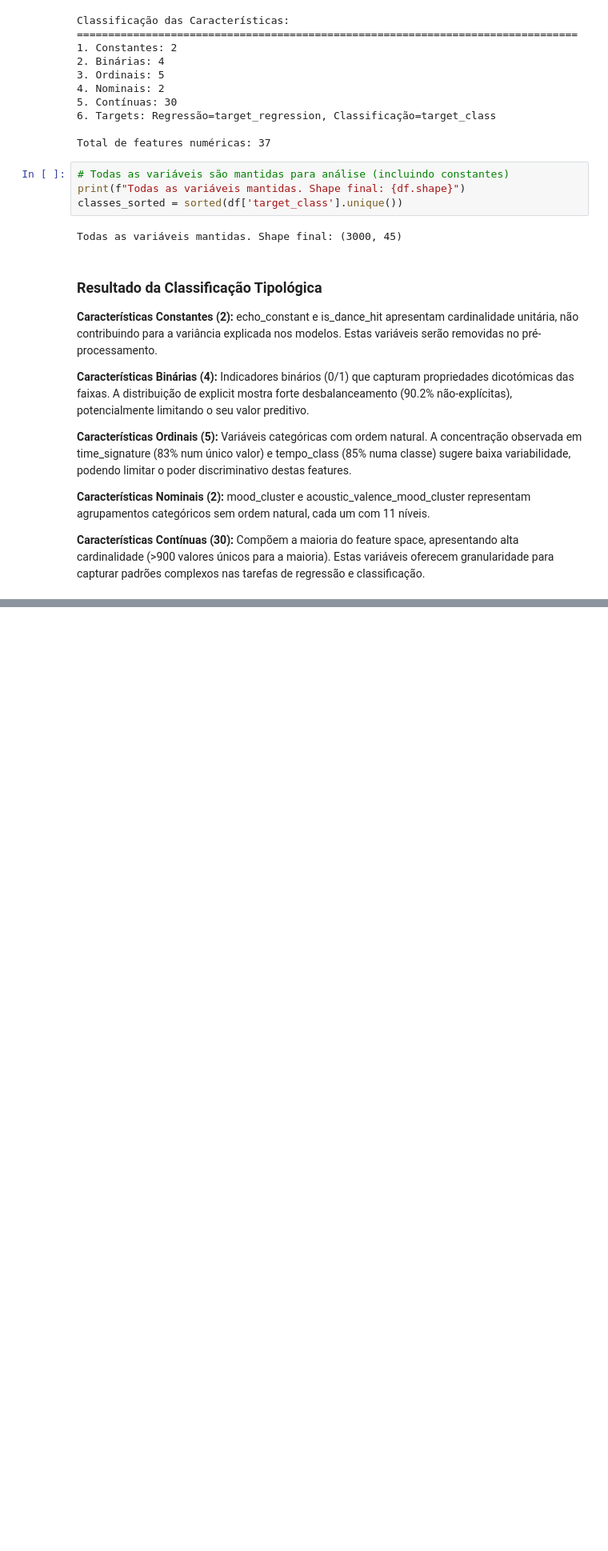
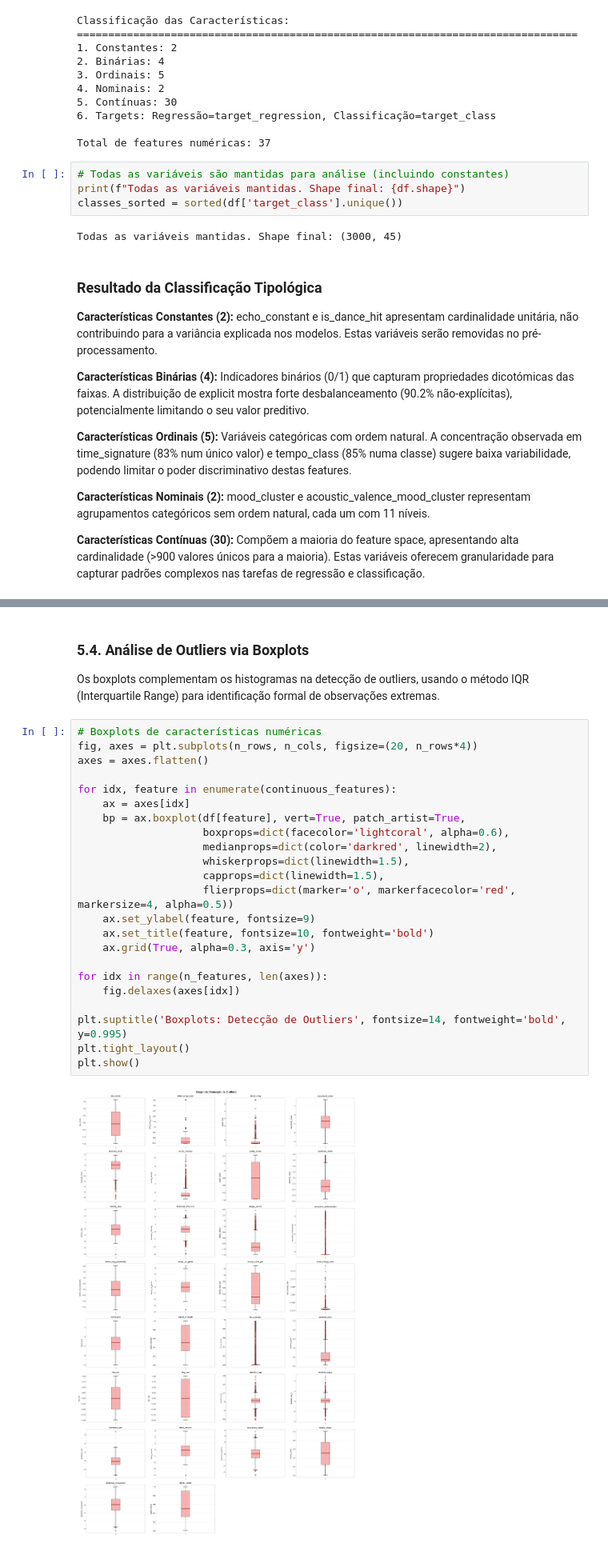
Before and after one commit to tiagogama23/GRUPO_3_APRAU, a Jupyter notebook: Notebook/1-analise_exploratoria.ipynb, the cells around one changed output, grey strips where cells are left out. Shown at 80% size. Saved outputs shown, nothing was run; the diff lists cells and outputs as text; blank space fills up the shorter version.

```diff
--- a/Notebook/1-analise_exploratoria.ipynb
+++ b/Notebook/1-analise_exploratoria.ipynb
@@ -213,0 +488,29 @@ Todas as variáveis mantidas. Shape final: (3000, 45)
+# %% [markdown]
+### 5.4. Análise de Outliers via Boxplots
+
+Os boxplots complementam os histogramas na detecção de outliers, usando o método IQR (Interquartile Range) para identificação formal de observações extremas.
+# %%
+# Boxplots de características numéricas
+fig, axes = plt.subplots(n_rows, n_cols, figsize=(20, n_rows*4))
+axes = axes.flatten()
+
+for idx, feature in enumerate(continuous_features):
+    ax = axes[idx]
+    bp = ax.boxplot(df[feature], vert=True, patch_artist=True,
+                    boxprops=dict(facecolor='lightcoral', alpha=0.6),
+                    medianprops=dict(color='darkred', linewidth=2),
+                    whiskerprops=dict(linewidth=1.5),
+                    capprops=dict(linewidth=1.5),
+                    flierprops=dict(marker='o', markerfacecolor='red', markersize=4, alpha=0.5))
+    ax.set_ylabel(feature, fontsize=9)
+    ax.set_title(feature, fontsize=10, fontweight='bold')
+    ax.grid(True, alpha=0.3, axis='y')
+
+for idx in range(n_features, len(axes)):
+    fig.delaxes(axes[idx])
+
+plt.suptitle('Boxplots: Detecção de Outliers', fontsize=14, fontweight='bold', y=0.995)
+plt.tight_layout()
+plt.show()
+# %% [output]
+[figure, added]
```
Also changed, not shown: parts of 46 cells of this notebook.
